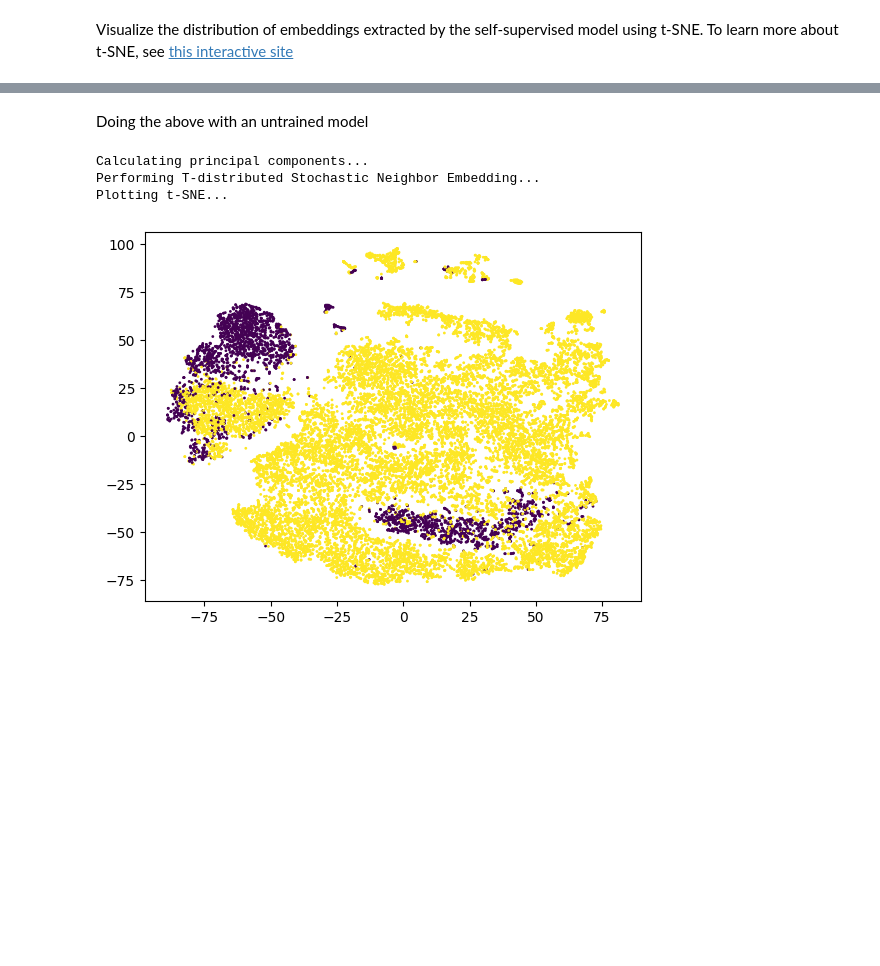
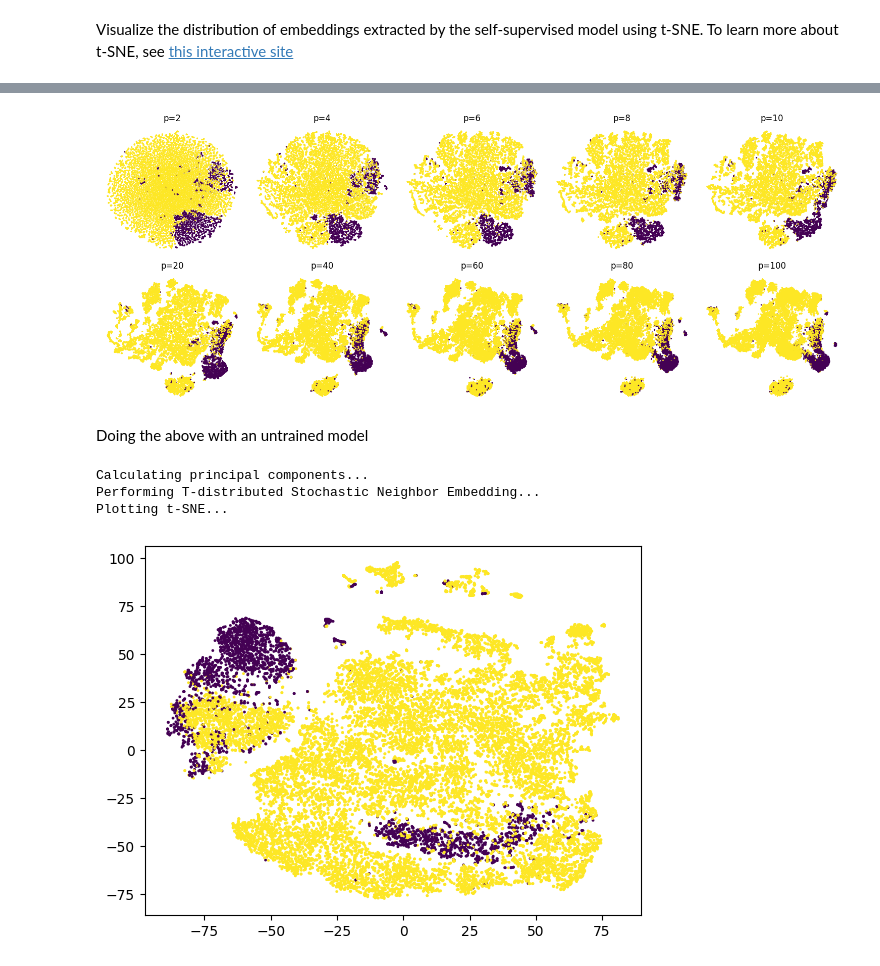
Before and after one commit to siemdejong/sclicom, a Jupyter notebook: notebooks/3-sj-visualize-features.ipynb, the cells around one changed output, grey strips where cells are left out. Saved outputs shown, nothing was run; the diff lists cells and outputs as text; code cells hidden in the pictures; blank space fills up the shorter version.

```diff
--- a/notebooks/3-sj-visualize-features.ipynb
+++ b/notebooks/3-sj-visualize-features.ipynb
@@ -71,8 +84,6 @@ embeddings, targets = generate_embeddings(model, dataloader)
 # %%
 # Following the recommendation at https://scikit-learn.org/stable/modules/generated/sklearn.manifold.TSNE.html
-# to first use PCA to reduce the number of dimensions to a reasonable amount.
-pca = PCA(50)
+# to first use PCA to reduce the number of dimensions to a reasonable amount, reducing noise.
+# This is also needed to overcome t-SNE OOM issues.
+pca = PCA(10)
 pca_embeddings = pca.fit_transform(embeddings.cpu())
-# %%
-tsne = TSNE()
-tsne_embeddings = tsne.fit_transform(pca_embeddings)
@@ -83,0 +90,25 @@ plt.show()
+# %%
+n_plots = 10
+min_perplexity = 2
+step_perplexity = 2
+all_tsne = np.zeros((n_plots, len(embeddings), 2))
+# perplexities = [min_perplexity + p * step_perplexity for p in range(n_plots)]
+perplexities = [2, 4, 6, 8, 10, 20, 40, 60, 80, 100]
+n_iter = 5000
+p = 0
+while p < n_plots:
+    perplexity = perplexities[p]
+    print(f"Calculating t-SNE {perplexity=}")
+    tsne = TSNE(perplexity=perplexity, n_iter=n_iter, n_jobs=5)
+    if from_file:
+        try:
+            tsne_embeddings = np.load(output_dir / f"tsne_embeddings_{perplexity=}_{n_iter=}.npy")
+        except OSError:
+            tsne_embeddings = tsne.fit_transform(pca_embeddings)
+            np.save(output_dir / f"tsne_embeddings_{perplexity=}_{n_iter=}.npy", tsne_embeddings)
+    else:
+        tsne_embeddings = tsne.fit_transform(pca_embeddings)
+        np.save(output_dir / f"tsne_embeddings_{perplexity=}_{n_iter=}.npy", tsne_embeddings)
+    all_tsne[p, :, :] = tsne_embeddings
+
+    p += 1
@@ -84,3 +126,15 @@ plt.show()
+# %%
+fig, axs = plt.subplots(2, n_plots // 2, figsize=(3 * n_plots // 2, 6))
+perplexities = [2, 4, 6, 8, 10, 20, 40, 60, 80, 100]
+for i, (p, ax) in enumerate(zip(perplexities, axs.flat)):
+    ax.set_title(f"p={p}")
+    ax.scatter(*all_tsne[i, :, :].T, s=1, c=targets)
+    ax.set_axis_off()
+
+plt.tight_layout()
+plt.show()
+# %% [output]
+[figure, added]
 # %% [markdown]
 Doing the above with an untrained model
 # %%
```
Also changed, not shown: parts of 7 cells of this notebook, 11 other files.
